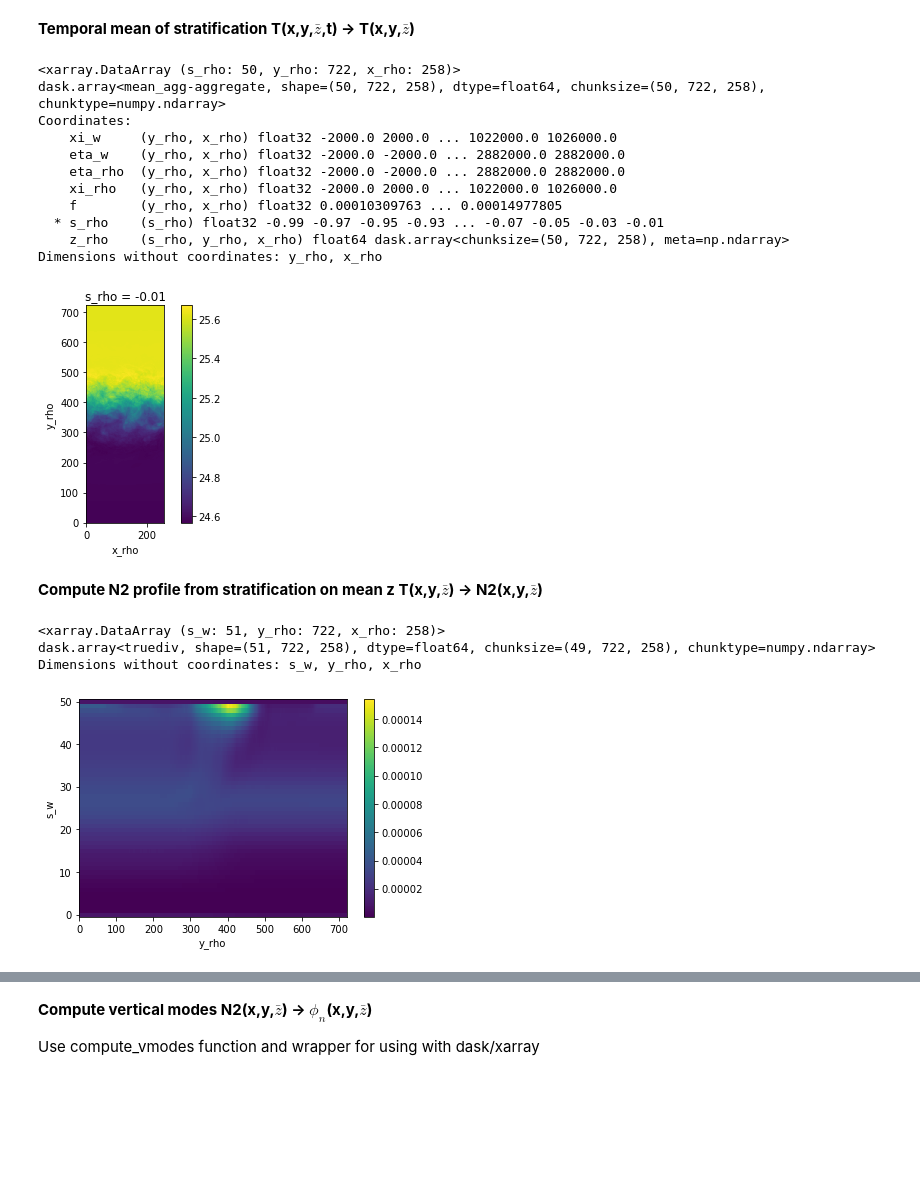
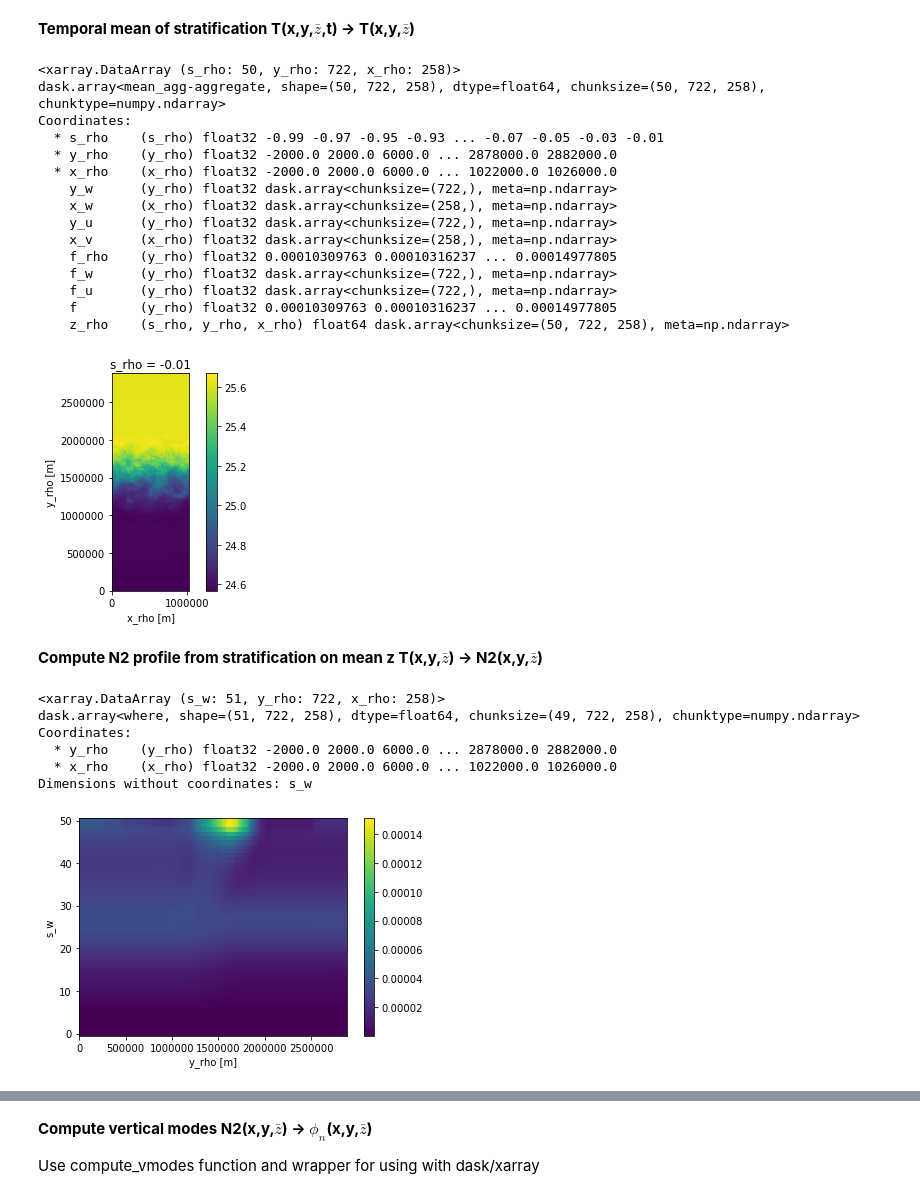
Before and after one commit to slgentil/croco, a Jupyter notebook: tutorials/proj_modes.ipynb, the cells around one changed output, grey strips where cells are left out. Drawn from its saved outputs; the diff is of its cells as text; code cells hidden in the pictures; blank space fills up the shorter version.

```diff
--- a/tutorials/proj_modes.ipynb
+++ b/tutorials/proj_modes.ipynb
@@ -29,11 +30,12 @@ root_path = '/home/datawork-lops-osi/aponte/bturb_itide/jet/'
 run = 'jet_cfg1_wp6_4km_nodecay_2000a2300j/'
 
 gparams = {'f0': 1.0313e-4, 'beta': 1.6186e-11}
-r = pp.CROCOrun(root_path+run, prefix='file_', open_nc=[], grid_params=gparams, verbose=True)
+r = pp.Run(root_path+run, prefix='file_',
+           grid_params=gparams, verbose=True)
 
 ### fixing a few stuff. WARNING quick & dirty
 # time is nan
-r['his'].coords['mytime'] = xr.DataArray(np.arange(r['his']["time"].size), dims=["time"])
+#r['his'].coords['mytime'] = xr.DataArray(np.arange(r['his']["time"].size), dims=["time"])
 
 #r['his']
 # %% [output]
@@ -86,8 +92,12 @@ Dimensions without coordinates: y_rho, x_rho
 # %% [markdown]
 **Compute z mean from ssh mean**
 # %%
-zmean = get_z(r, zeta=sshmean, h=r.ds['his'].h, vgrid='r', hgrid='r').persist()
-zwean = get_z(r, zeta=sshmean, h=r.ds['his'].h, vgrid='w', hgrid='r').persist()
+zr_mean = r.get_z(zeta=ssh_mean_t, #h = r['grid'].h.mean('x_rho'),
+                vtransform='old').persist()
+zw_mean = r.get_z(zeta=ssh_mean_t,
+                vgrid='w',
+                vtransform='old').persist()
 #zmean.isel(x_rho=125).plot(x='y_rho', y='s_rho')
-zmean.isel(x_rho=125).sel(s_rho=-.5, method='nearest').plot(x='eta_rho')
+print(zr_mean)
+zr_mean.isel(x_rho=125).sel(s_rho=-.5, method='nearest').plot(x='y_rho')
 # %% [output]
@@ -105,10 +120,10 @@ keep data on workers
 # %% [markdown]
 **Interpolate vertically stratification T(x,y,z,t)  on zmean -> T(x,y,$\bar{z}$,t)**
 # %%
-p = r['his'].T_a.isel(time=0,s_rho=-1).plot()
+p = r['his'].T_a.isel(time=0, s_rho=-1).plot()
 p.axes.set_aspect('equal')
 
 ### compute/lazy-load z and T
-z = get_z(r, zeta=r['his'].ssh_a, h=r['his'].h, vgrid='r', hgrid='r')
+zr = r.get_z(zeta=r['his'].ssh_a, vtransform='old')
 T = r['his'].T_a.chunk({'s_rho':None})
 # %% [output]
@@ -156,16 +131,17 @@ def interp2z(z0, z, v, b_extrap, t_extrap):
 # %%
 ### interpolate T on mean z-grid
-Ti = xr.apply_ufunc(interp2z, zmean, z, T, 2, 2,
-                    dask='parallelized', output_dtypes=[np.float64])
-Ti = Ti.assign_coords(z_rho=zmean)
+Ti = xr.apply_ufunc(gop.interp2z, zr_mean, zr, T, 2, 2,
+                    dask='parallelized',
+                    output_dtypes=[np.float64])
+Ti = Ti.assign_coords(z_rho=zr_mean)
 print(Ti)
 
 ax = plt.subplot(1,2,1)
-Ti.isel(time=0, s_rho=20).plot(ax=ax)
+Ti.isel(time=0, s_rho=20).plot(ax=ax, title='Ti')
 ax.set_aspect('equal')
 #
 ax = plt.subplot(1,2,2)
-(T-Ti).isel(time=0, s_rho=20).plot(ax=ax)
+(T-Ti).isel(time=0, s_rho=20).plot(ax=ax, title='T-Ti')
 ax.set_aspect('equal')
 # %% [output]
 <xarray.DataArray (s_rho: 50, y_rho: 722, x_rho: 258, time: 12)>
@@ -186,32 +166,38 @@ Dimensions without coordinates: y_rho, x_rho, time
 # %% [markdown]
 **Temporal mean of stratification T(x,y,$\bar{z}$,t) -> T(x,y,$\bar{z}$)**
 # %%
-Tmean = Ti.mean(dim='time')
-print(Tmean)
-p = Tmean.isel(s_rho=-1).plot()
+T_mean = Ti.mean(dim='time')
+p = T_mean.isel(s_rho=-1).plot()
 p.axes.set_aspect('equal')
+T_mean
 # %% [output]
 <xarray.DataArray (s_rho: 50, y_rho: 722, x_rho: 258)>
 dask.array<mean_agg-aggregate, shape=(50, 722, 258), dtype=float64, chunksize=(50, 722, 258), chunktype=numpy.ndarray>
 Coordinates:
-    xi_w     (y_rho, x_rho) float32 -2000.0 2000.0 ... 1022000.0 1026000.0
-    eta_w    (y_rho, x_rho) float32 -2000.0 -2000.0 ... 2882000.0 2882000.0
-    eta_rho  (y_rho, x_rho) float32 -2000.0 -2000.0 ... 2882000.0 2882000.0
-    xi_rho   (y_rho, x_rho) float32 -2000.0 2000.0 ... 1022000.0 1026000.0
-    f        (y_rho, x_rho) float32 0.00010309763 ... 0.00014977805
   * s_rho    (s_rho) float32 -0.99 -0.97 -0.95 -0.93 ... -0.07 -0.05 -0.03 -0.01
+  * y_rho    (y_rho) float32 -2000.0 2000.0 6000.0 ... 2878000.0 2882000.0
+  * x_rho    (x_rho) float32 -2000.0 2000.0 6000.0 ... 1022000.0 1026000.0
+    y_w      (y_rho) float32 dask.array<chunksize=(722,), meta=np.ndarray>
+    x_w      (x_rho) float32 dask.array<chunksize=(258,), meta=np.ndarray>
+    y_u      (y_rho) float32 dask.array<chunksize=(722,), meta=np.ndarray>
+    x_v      (x_rho) float32 dask.array<chunksize=(258,), meta=np.ndarray>
+    f_rho    (y_rho) float32 0.00010309763 0.00010316237 ... 0.00014977805
+    f_w      (y_rho) float32 dask.array<chunksize=(722,), meta=np.ndarray>
+    f_u      (y_rho) float32 dask.array<chunksize=(722,), meta=np.ndarray>
+    f        (y_rho) float32 0.00010309763 0.00010316237 ... 0.00014977805
     z_rho    (s_rho, y_rho, x_rho) float64 dask.array<chunksize=(50, 722, 258), meta=np.ndarray>
-Dimensions without coordinates: y_rho, x_rho
-[figure, old version]
+[figure, new version]
 # %% [markdown]
 **Compute N2 profile from stratification on mean z  T(x,y,$\bar{z}$) -> N2(x,y,$\bar{z}$)**
 # %%
-N2 = N2Profile(r,Tmean,zmean).persist()
-print(N2)
+N2 = r.get_N2(T_mean, zr_mean).persist()
 p = N2.mean(dim="x_rho").plot()
-#p.axes.set_aspect('equal')
+N2
 # %% [output]
 <xarray.DataArray (s_w: 51, y_rho: 722, x_rho: 258)>
-dask.array<truediv, shape=(51, 722, 258), dtype=float64, chunksize=(49, 722, 258), chunktype=numpy.ndarray>
-Dimensions without coordinates: s_w, y_rho, x_rho
+dask.array<where, shape=(51, 722, 258), dtype=float64, chunksize=(49, 722, 258), chunktype=numpy.ndarray>
+Coordinates:
+  * y_rho    (y_rho) float32 -2000.0 2000.0 6000.0 ... 2878000.0 2882000.0
+  * x_rho    (x_rho) float32 -2000.0 2000.0 6000.0 ... 1022000.0 1026000.0
+Dimensions without coordinates: s_w
-[figure, old version]
+[figure, new version]
```
Also changed, not shown: parts of 20 cells of this notebook, 5 other files.
